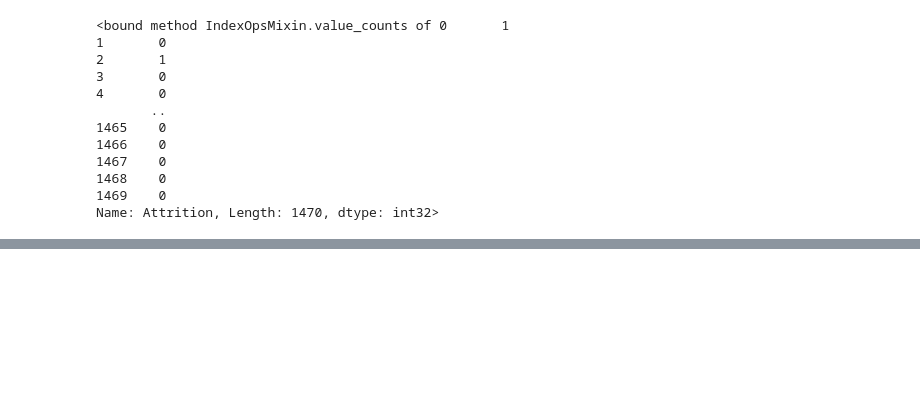
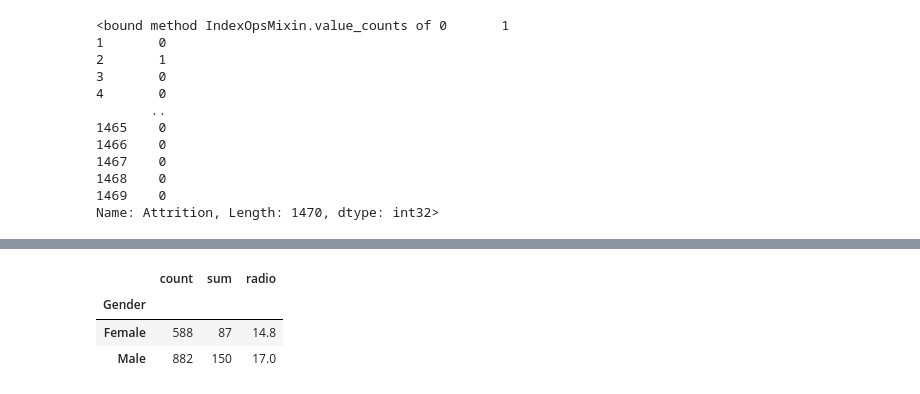
Before and after one commit to Git-Jeong/Machine_Learning, a Jupyter notebook: study/ex_06_선형분류_(직원_이직_예측).ipynb, the cells around one changed output, grey strips where cells are left out. Drawn from its saved outputs; the diff is of its cells as text; code cells hidden in the pictures; blank space fills up the shorter version.

```diff
--- a/study/ex_06_선형분류_(직원_이직_예측).ipynb
+++ b/study/ex_06_선형분류_(직원_이직_예측).ipynb
@@ -144,0 +166,12 @@ data[['Age_gp', 'Age']]
+# %%
+# 성별 이직률 현황
+df_gp = data.groupby('Gender')['Attrition'].agg(['count', 'sum'])
+df_gp['radio'] = round((df_gp['sum'] / df_gp['count']) * 100, 1)
+df_gp
+
+# 여성보다 남성의 이직률이 조금이나마 더 높다
+# %% [output]
+|  | count | sum | radio |
+| Gender |  |  |  |
+| Female | 588 | 87 | 14.8 |
+| Male | 882 | 150 | 17.0 |
```
Also changed, not shown: parts of 5 cells of this notebook.
